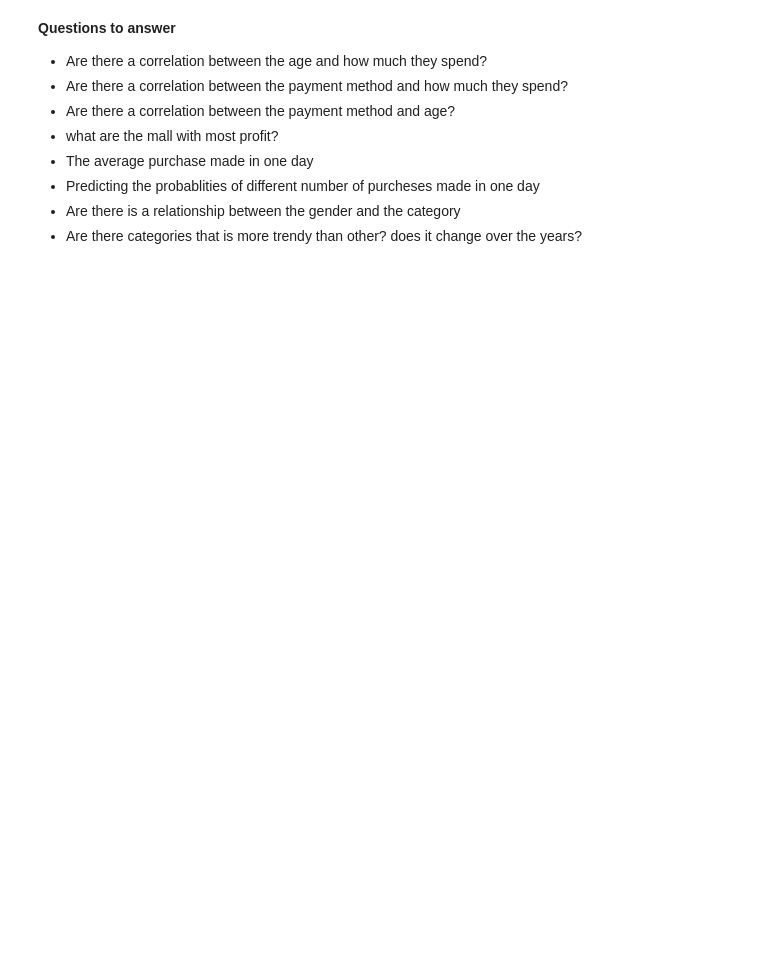
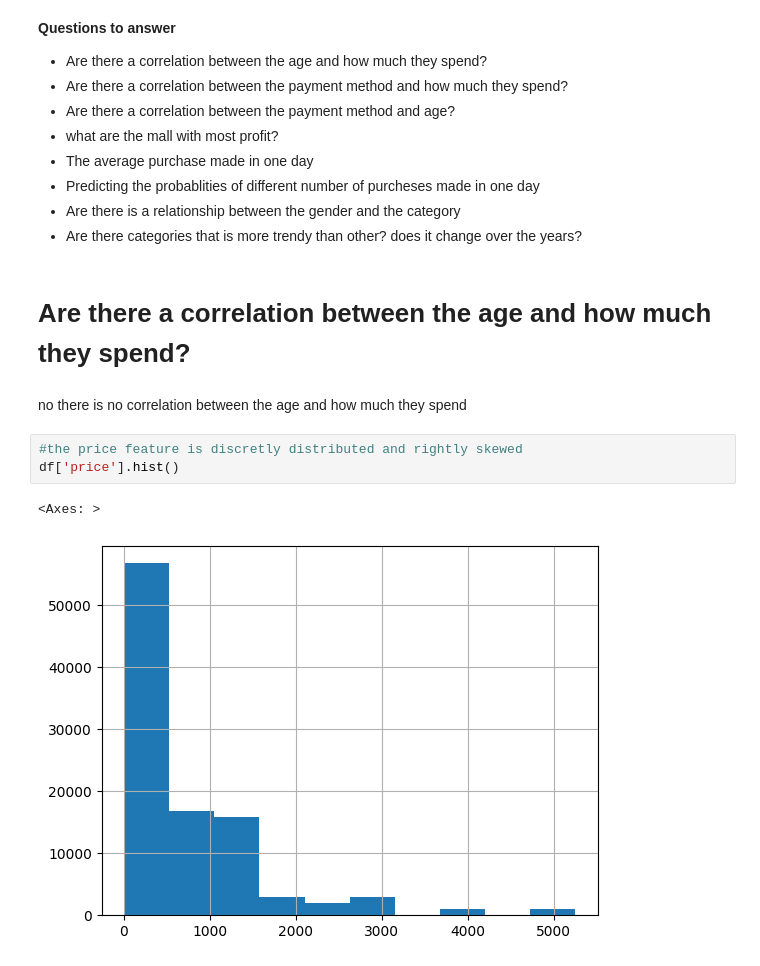
Before and after one commit to OmarEmad313/Data-Analysis-Projects, a Jupyter notebook: retailcustomerspendinganalysis.ipynb, the cells around one changed output. Saved outputs shown, nothing was run; the diff lists cells and outputs as text; blank space fills up the shorter version.

Commit message:
Kaggle Notebook | RetailCustomerSpendingAnalysis | Version 4

```diff
--- a/retailcustomerspendinganalysis.ipynb
+++ b/retailcustomerspendinganalysis.ipynb
@@ -30,3 +83,13 @@ df=pd.read_csv('/kaggle/input/customer-shopping-dataset/customer_shopping_data.c
 * Predicting the probablities of different number of purcheses made in one day
 * Are there is a relationship between the gender and the category
 * Are there categories that is more trendy than other? does it change over the years?
+# %% [markdown]
+#  Are there a correlation between the age and how much they spend?
+# %% [markdown]
+no there is no correlation between the age and how much they spend
+# %%
+#the price feature is discretly distributed and rightly skewed
+df['price'].hist()
+# %% [output]
+<Axes: >
+[figure, added]
```
Also changed, not shown: parts of 30 cells of this notebook.
